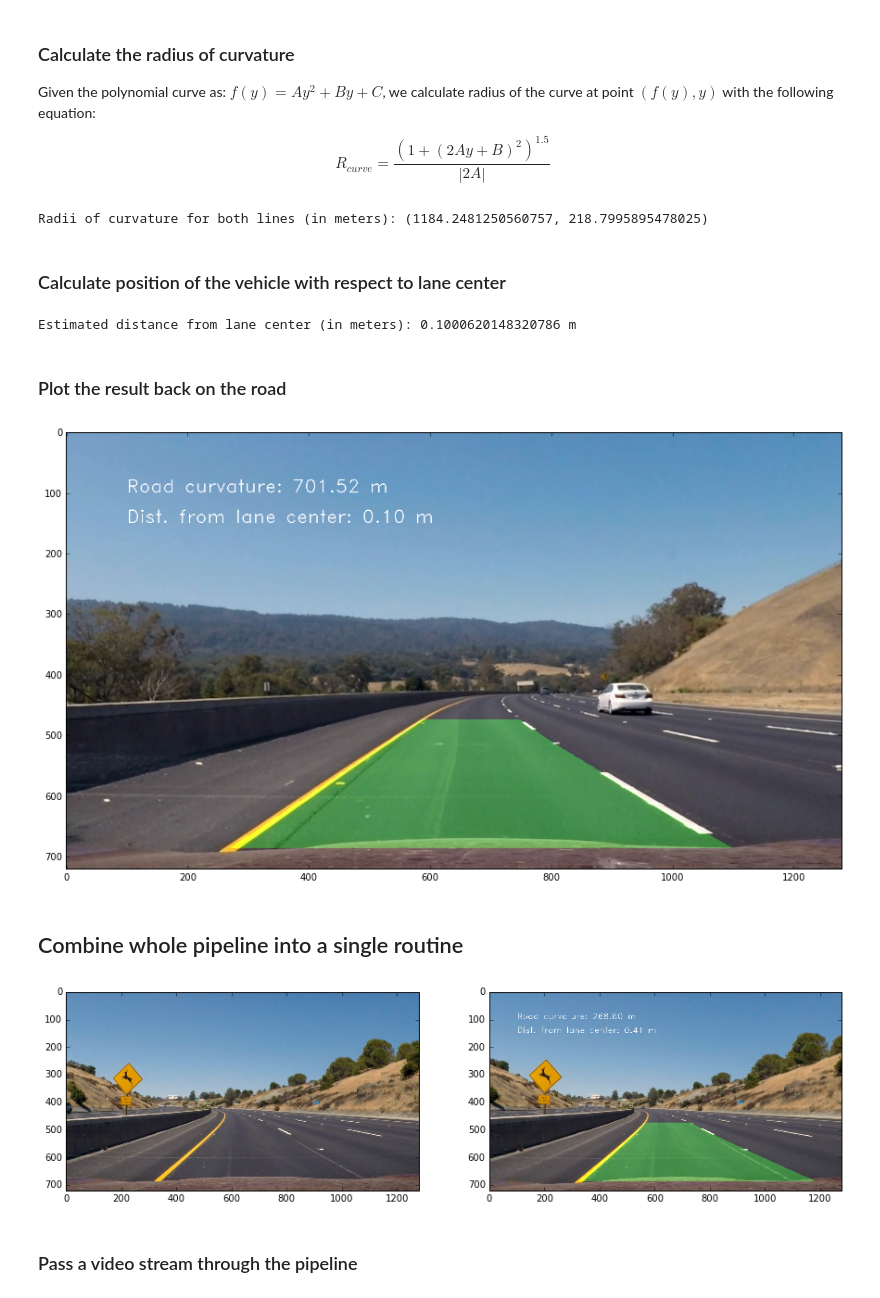
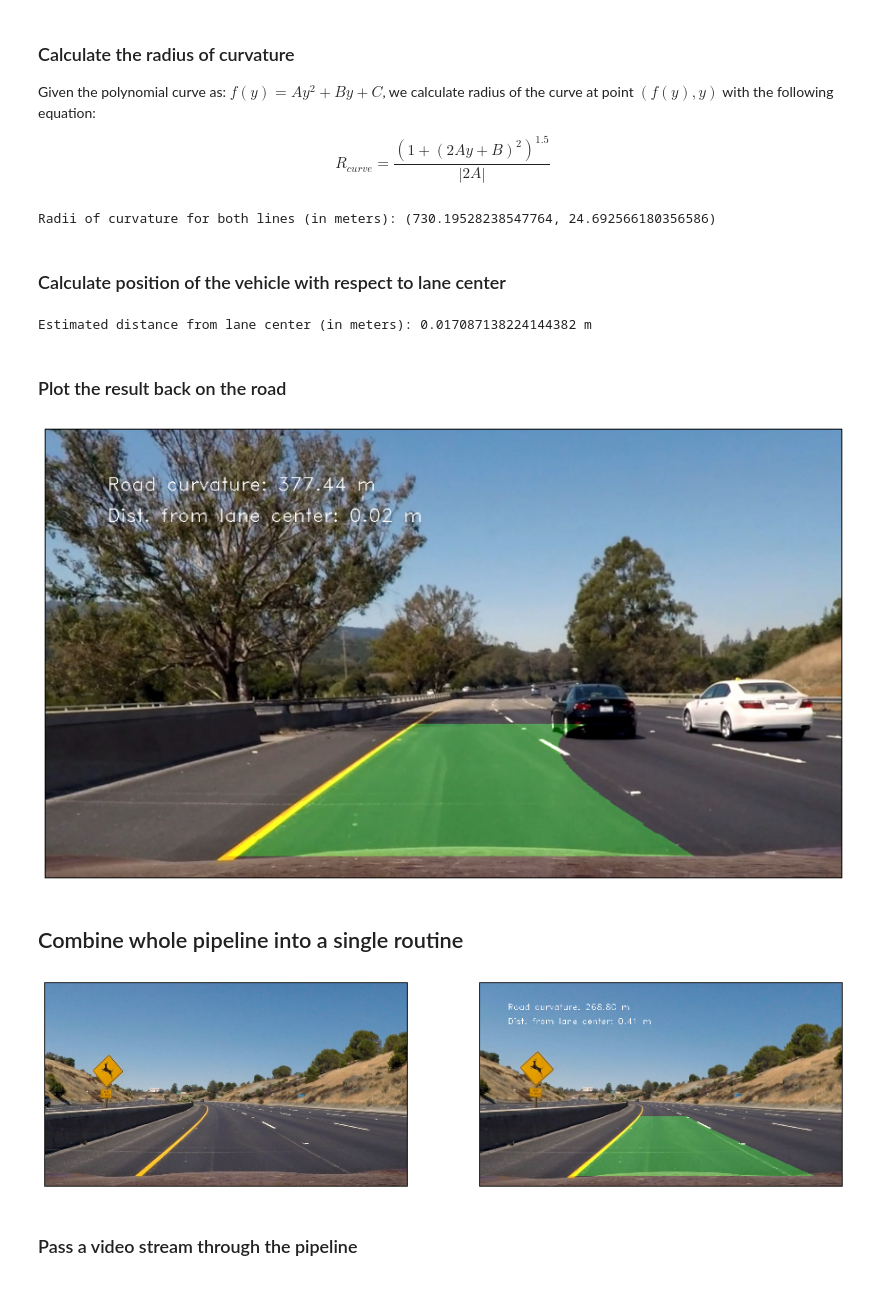
Before and after one commit to Goldob/CarND-Advanced-Lane-Lines, a Jupyter notebook: solution.ipynb, the cells around one changed output. Drawn from its saved outputs; the diff is of its cells as text; code cells hidden in the pictures.

Commit message:
Use image masking when calculating histogram

```diff
--- a/solution.ipynb
+++ b/solution.ipynb
@@ -1,15 +1,21 @@
 # %%
 import matplotlib.pyplot as plt
 
+def hide_axes():
+    plt.xticks([])
+    plt.yticks([])
+
 # Simple utility function to display image comparisons
 def side_by_side(left, right):
-    plt.figure(figsize=(15, 10))
+    plt.figure(figsize=(16, 10))
 
     plt.subplot(121)
     plt.imshow(left, cmap='gray')
+    hide_axes()
 
     plt.subplot(122)
     plt.imshow(right, cmap='gray')
+    hide_axes()
 
     plt.show()
 # %% [markdown]
@@ -130,9 +136,18 @@ side_by_side(undistorted, warped)
 
 #### Step one: localize histogram peaks at the bottom half of the image
 # %%
+MIDPOINT_X = 639
+LANE_WIDTH_PX = int(3.7 * SCALE)
+
 def histogram_peaks(img):
+    # Define a mask to only consider middle lane lines
+    left_border_x = MIDPOINT_X - LANE_WIDTH_PX
+    right_border_x = MIDPOINT_X + LANE_WIDTH_PX
+    mask = np.zeros_like(img)
+    mask[:, left_border_x:right_border_x] = 1
+
     # Take a histogram of the bottom half of the image
-    histogram = np.sum(img[img.shape[0] // 2:, :], axis=0)
+    histogram = np.sum((img & mask)[img.shape[0] // 2:, :], axis=0)
 
     # Find the peak of the left and right halves of the histogram
     # These will be the starting point for the left and right lines
@@ -142,7 +157,7 @@ def histogram_peaks(img):
 
     return left_peak, right_peak, histogram
 
-image = cv2.imread('test_images/test3.jpg')
+image = cv2.imread('test_images/test6.jpg')
 image = cv2.cvtColor(image, cv2.COLOR_BGR2RGB)
 undistorted = undistort(image)
 binary = binarize(undistorted)
@@ -154,6 +169,7 @@ plt.figure(figsize=(7.5, 4.75))
 
 plt.subplot(211)
 plt.imshow(binary_warped[359:, :], cmap='gray')
+hide_axes()
 
 plt.subplot(212)
 plt.plot(hist)
@@ -316,7 +333,7 @@ curv = radii_of_curvature(left_fit, right_fit, 719)
 
 print('Radii of curvature for both lines (in meters): {}'.format(curv))
 # %% [output]
-Radii of curvature for both lines (in meters): (1184.2481250560757, 218.7995895478025)
+Radii of curvature for both lines (in meters): (730.19528238547764, 24.692566180356586)
 # %% [markdown]
 ### Calculate position of the vehicle with respect to lane center
 # %%
@@ -328,7 +345,7 @@ def distance_from_center(left_fit, right_fit, y_eval):
     right_x = _eval(right_fit, y_eval)
     center_x = (left_x + right_x) / 2
 
-    vehicle_x = 639
+    vehicle_x = MIDPOINT_X
 
     return np.abs(vehicle_x - center_x) / SCALE
 
@@ -336,38 +353,39 @@ dist = distance_from_center(left_fit, right_fit, 719)
 
 print('Estimated distance from lane center (in meters): {} m'.format(dist))
 # %% [output]
-Estimated distance from lane center (in meters): 0.1000620148320786 m
+Estimated distance from lane center (in meters): 0.017087138224144382 m
 # %% [markdown]
 ### Plot the result back on the road
 # %%
 def display_results(img, left_fitx, right_fitx, curv, dist):
     warped_overlay = np.zeros_like(img)
 
     # Recast the x and y points into usable format for cv2.fillPoly()
     pts_left = np.array([np.transpose(np.vstack([left_fitx, ploty]))])
     pts_right = np.array([np.flipud(np.transpose(np.vstack([right_fitx, ploty])))])
     pts = np.hstack((pts_left, pts_right))
 
     # Draw the lane onto the warped blank image
     cv2.fillPoly(warped_overlay, np.int_([pts]), (0, 255, 0))
 
     overlay = unwarp(warped_overlay)
     out_img = cv2.addWeighted(img, 1, overlay, 0.3, 0)
 
     out_img = cv2.putText(out_img, 'Road curvature: {:.2f} m'.format(np.mean(curv)), (100, 100),
                           cv2.FONT_HERSHEY_DUPLEX, 1, (255, 255, 255))
     out_img = cv2.putText(out_img, 'Dist. from lane center: {:.2f} m'.format(dist), (100, 150),
                           cv2.FONT_HERSHEY_DUPLEX, 1, (255, 255, 255))
 
     return out_img
 
 display = display_results(undistorted, left_fitx, right_fitx, curv, dist)
 
 plt.figure(figsize=(15, 10))
 plt.imshow(display)
+hide_axes()
 plt.show()
 # %% [output]
-[figure, old version]
+[figure, new version]
 # %% [markdown]
 ## Combine whole pipeline into a single routine
 # %%
@@ -403,7 +421,7 @@ image = cv2.cvtColor(image, cv2.COLOR_BGR2RGB)
 
 side_by_side(image, pipeline(image))
 # %% [output]
-[figure, old version]
+[figure, new version]
 # %% [markdown]
 ### Pass a video stream through the pipeline
 # %%
```
Also changed, not shown: parts of 6 cells of this notebook.
